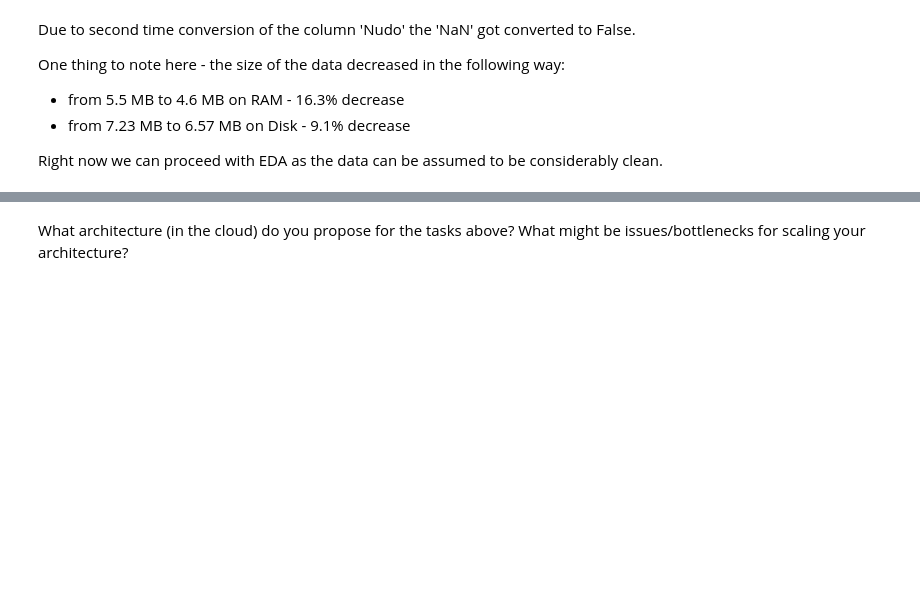
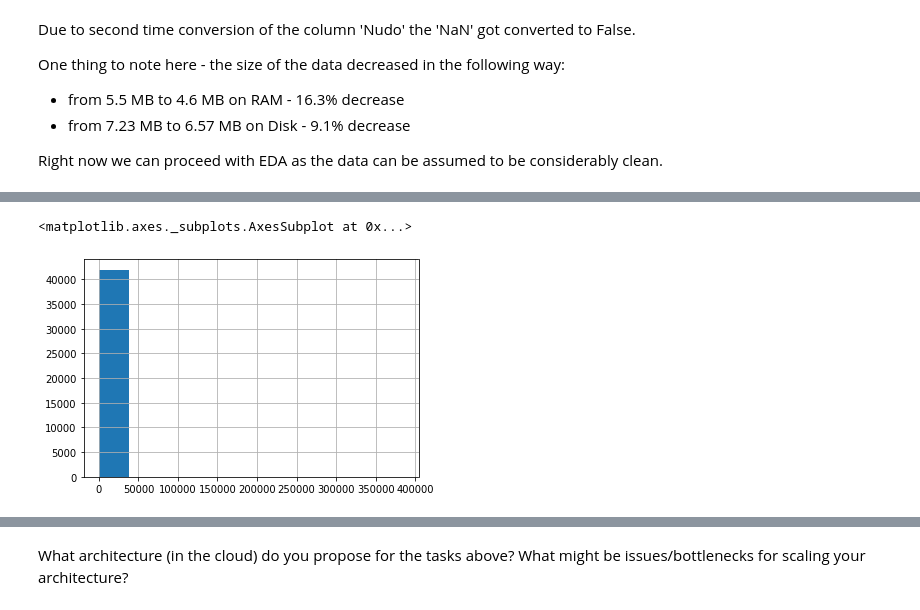
Before and after one commit to csubhodeep/sg_task, a Jupyter notebook: madrid_houses_dataset.ipynb, the cells around one changed output, grey strips where cells are left out. Saved outputs shown, nothing was run; the diff lists cells and outputs as text; code cells hidden in the pictures; blank space fills up the shorter version.

```diff
--- a/madrid_houses_dataset.ipynb
+++ b/madrid_houses_dataset.ipynb
@@ -192,0 +219,6 @@ How are the floors and square meter distributed? What kind of distribution best
+# %%
+# Area distribution
+df_new['Area'].hist()
+# %% [output]
+<matplotlib.axes._subplots.AxesSubplot at 0x...>
+[figure, added]
```
Also changed, not shown: parts of 24 cells of this notebook.
